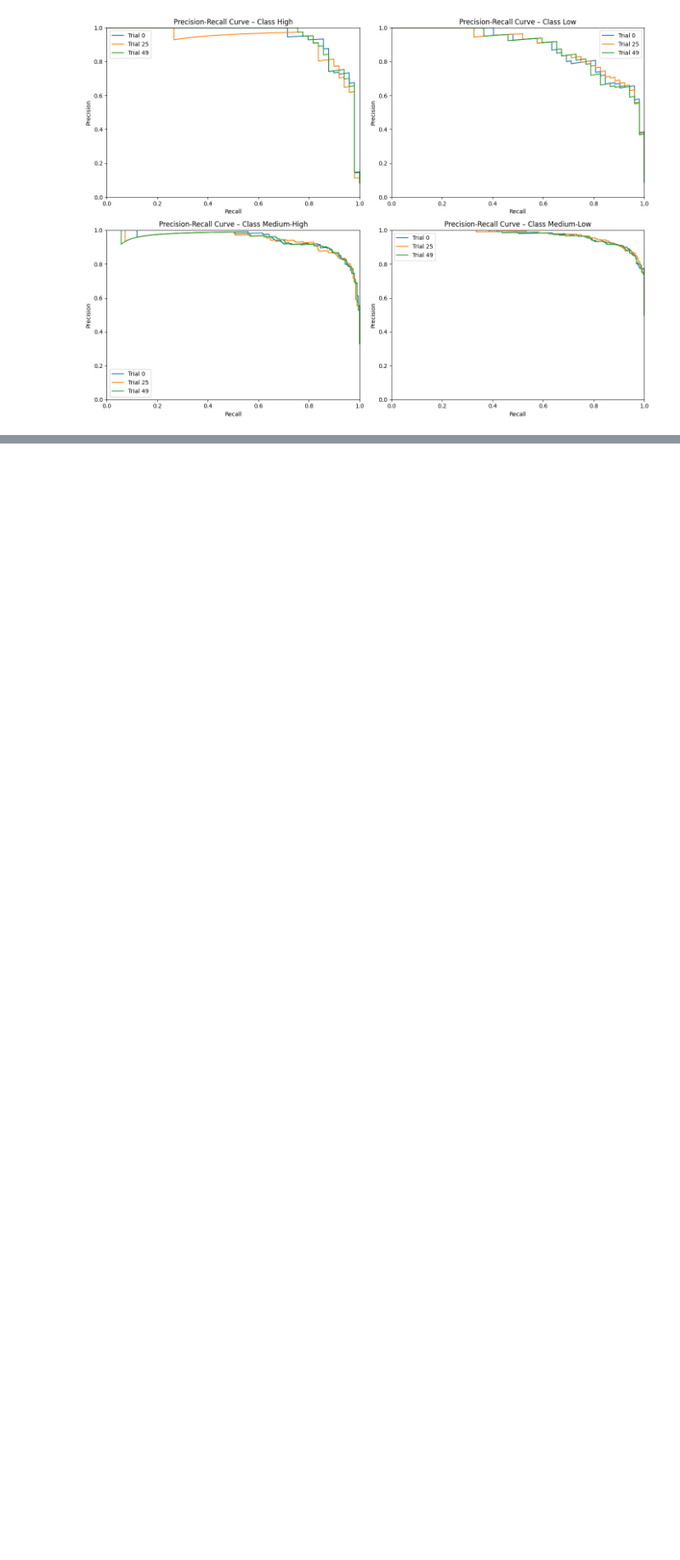
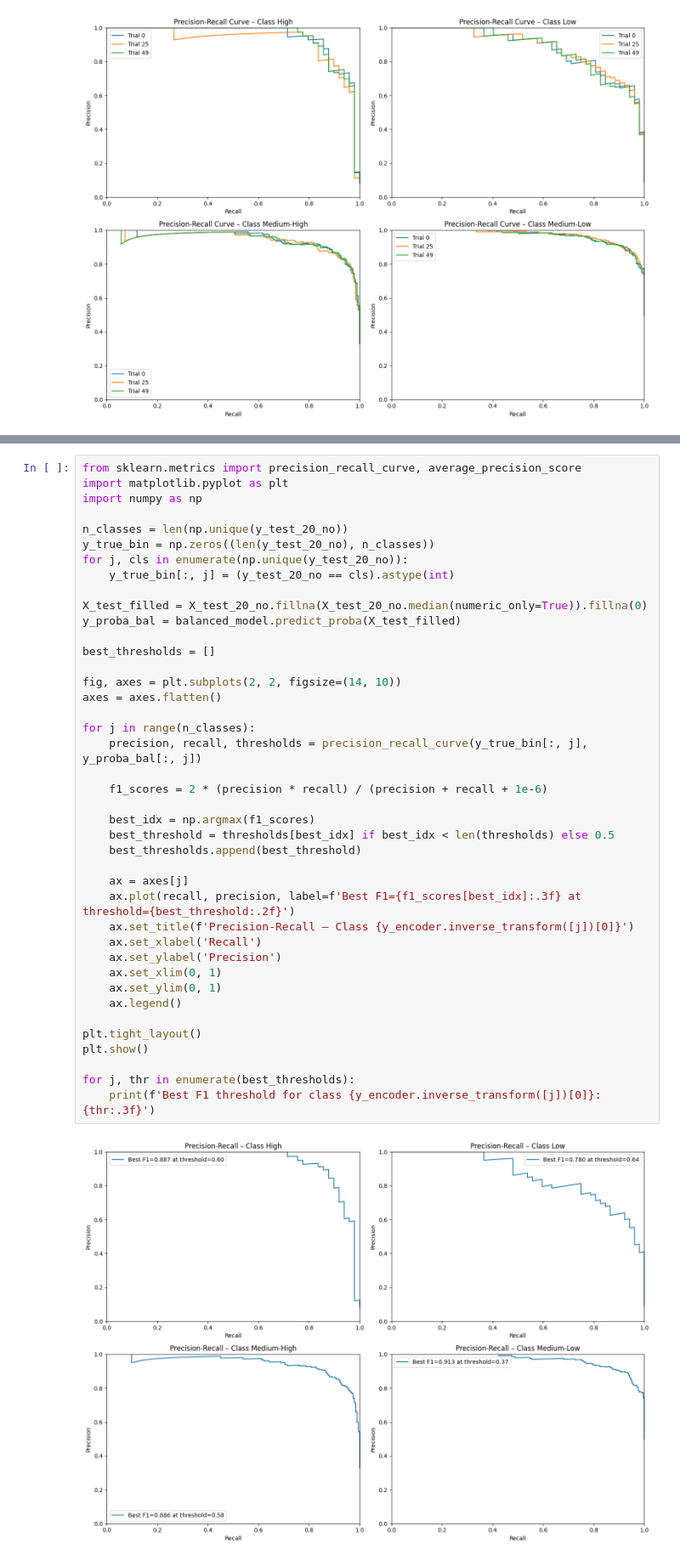
Before and after one commit to VoinaRares/ML-Lab1, a Jupyter notebook: Lab 3/lab3.ipynb, the cells around one changed output, grey strips where cells are left out. Shown at 85% size. Cells and saved outputs as stored; diff of their text form; blank space fills up the shorter version.

```diff
--- a/Lab 3/lab3.ipynb
+++ b/Lab 3/lab3.ipynb
@@ -338,0 +400,43 @@ for j in range(n_classes):
+# %%
+from sklearn.metrics import precision_recall_curve, average_precision_score
+import matplotlib.pyplot as plt
+import numpy as np
+
+n_classes = len(np.unique(y_test_20_no))
+y_true_bin = np.zeros((len(y_test_20_no), n_classes))
+for j, cls in enumerate(np.unique(y_test_20_no)):
+    y_true_bin[:, j] = (y_test_20_no == cls).astype(int)
+
+X_test_filled = X_test_20_no.fillna(X_test_20_no.median(numeric_only=True)).fillna(0)
+y_proba_bal = balanced_model.predict_proba(X_test_filled)
+
+best_thresholds = []
+
+fig, axes = plt.subplots(2, 2, figsize=(14, 10))
+axes = axes.flatten()
+
+for j in range(n_classes):
+    precision, recall, thresholds = precision_recall_curve(y_true_bin[:, j], y_proba_bal[:, j])
+
+    f1_scores = 2 * (precision * recall) / (precision + recall + 1e-6)
+
+    best_idx = np.argmax(f1_scores)
+    best_threshold = thresholds[best_idx] if best_idx < len(thresholds) else 0.5
+    best_thresholds.append(best_threshold)
+
+    ax = axes[j]
+    ax.plot(recall, precision, label=f'Best F1={f1_scores[best_idx]:.3f} at threshold={best_threshold:.2f}')
+    ax.set_title(f'Precision-Recall – Class {y_encoder.inverse_transform([j])[0]}')
+    ax.set_xlabel('Recall')
+    ax.set_ylabel('Precision')
+    ax.set_xlim(0, 1)
+    ax.set_ylim(0, 1)
+    ax.legend()
+
+plt.tight_layout()
+plt.show()
+
+for j, thr in enumerate(best_thresholds):
+    print(f'Best F1 threshold for class {y_encoder.inverse_transform([j])[0]}: {thr:.3f}')
+# %% [output]
+[figure, added]
```
Also changed, not shown: parts of 7 cells of this notebook, 4 other files.
